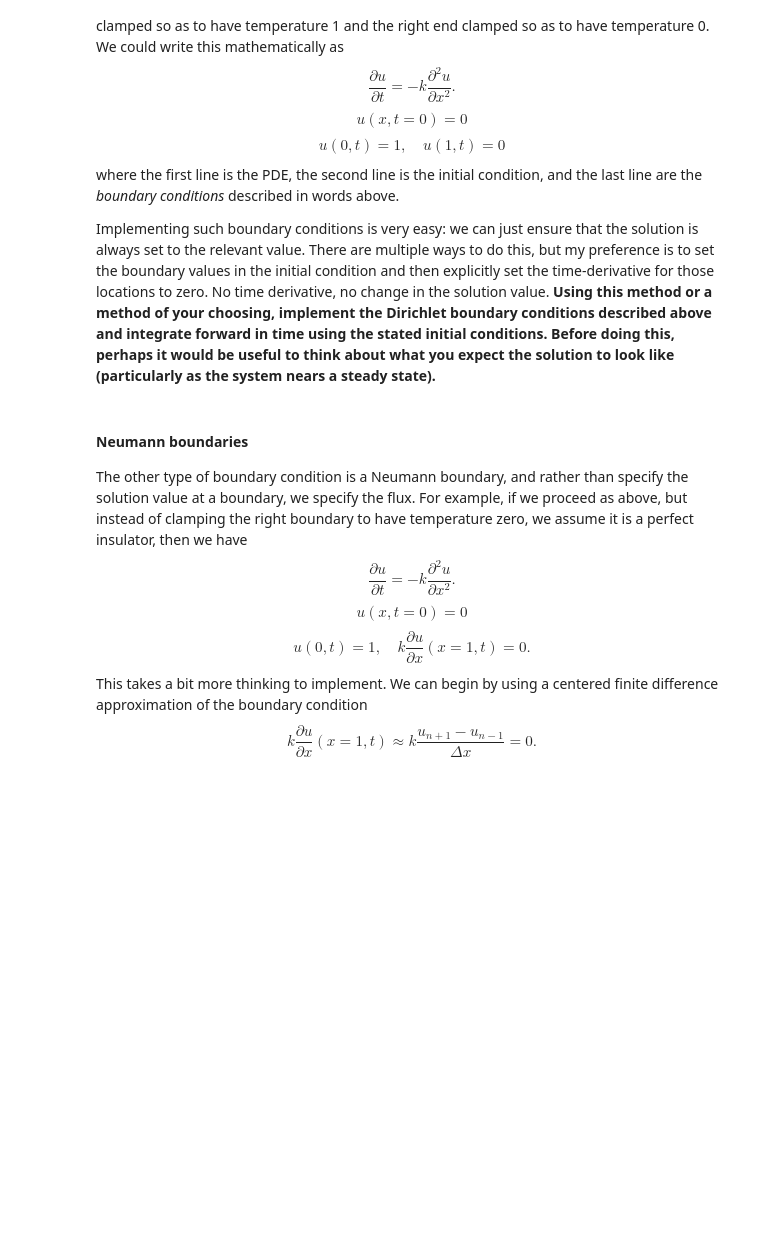
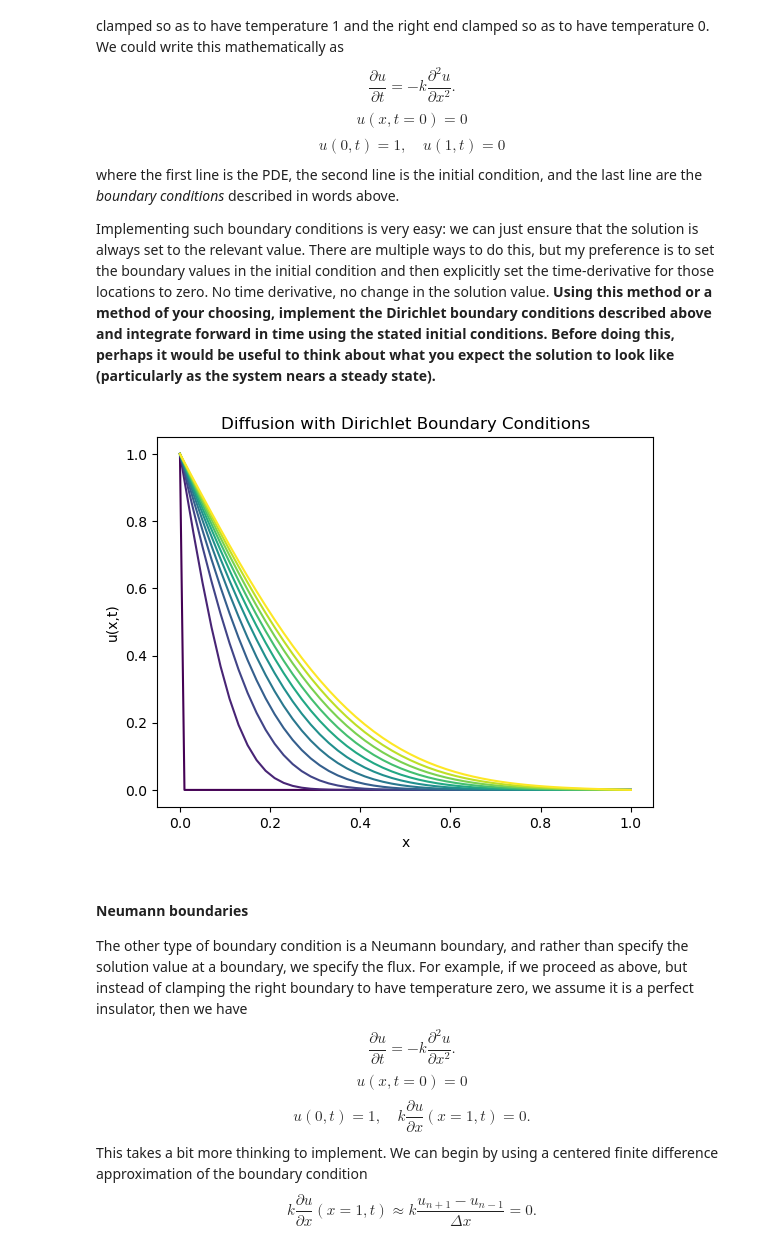
Before and after one commit to cake-dev/Simulation_class, a Jupyter notebook: Project6-PDE/Project6a-Diffusion.ipynb, the cells around one changed output. Drawn from its saved outputs; the diff is of its cells as text; code cells hidden in the pictures; blank space fills up the shorter version.

```diff
--- a/Project6-PDE/Project6a-Diffusion.ipynb
+++ b/Project6-PDE/Project6a-Diffusion.ipynb
@@ -188,6 +200,60 @@ $$
 where the first line is the PDE, the second line is the initial condition, and the last line are the *boundary conditions* described in words above.
 
 Implementing such boundary conditions is very easy: we can just ensure that the solution is always set to the relevant value.  There are multiple ways to do this, but my preference is to set the boundary values in the initial condition and then explicitly set the time-derivative for those locations to zero.  No time derivative, no change in the solution value.  **Using this method or a method of your choosing, implement the Dirichlet boundary conditions described above and integrate forward in time using the stated initial conditions.  Before doing this, perhaps it would be useful to think about what you expect the solution to look like (particularly as the system nears a steady state).**
+# %%
+import numpy as np
+import matplotlib.pyplot as plt
+from scipy.ndimage import convolve1d
+
+class DiffusionDirichlet:
+
+    def __init__(self, dx, k=0.01):
+        self.k = k
+        self.d2_kernel = np.array([1,-2,1])/dx**2
+
+    def rhs(self, t, u):
+        # Apply boundary conditions
+        u[0] = 1  # Left boundary
+        u[-1] = 0  # Right boundary
+
+        d2udx2 = convolve1d(u, self.d2_kernel, mode='constant', cval=0)
+        dudt = self.k * d2udx2
+
+        # Set time derivative to 0 at boundaries to maintain values
+        dudt[0] = 0
+        dudt[-1] = 0
+
+        return dudt
+
+# Problem setup
+L = 1  # Length of the bar
+nx = 101  # Number of grid points
+dx = L / (nx - 1)
+x = np.linspace(0, L, nx)
+
+u0 = np.zeros(nx)  # Initial condition
+u0[0] = 1  # Left boundary
+
+# Time integration
+k = 0.01  # Diffusion coefficient
+dt = 0.005  # Time step
+t_span = [0, 5]
+
+diffusion = DiffusionDirichlet(dx, k)
+method = om.Euler()  # Assuming you have defined om.Euler() previously
+integrator = om.Integrator(diffusion, method)
+t, u = integrator.integrate(t_span, dt, u0)
+
+# Visualization
+cmap = plt.cm.viridis
+for tt, uu in zip(t[::100], u[::100]):
+    plt.plot(x, uu, color=cmap(tt/t[-1]))
+plt.xlabel("x")
+plt.ylabel("u(x,t)")
+plt.title("Diffusion with Dirichlet Boundary Conditions")
+plt.show()
+# %% [output]
+[figure, added]
 # %% [markdown]
 #### Neumann boundaries
 The other type of boundary condition is a Neumann boundary, and rather than specify the solution value at a boundary, we specify the flux.  For example, if we proceed as above, but instead of clamping the right boundary to have temperature zero, we assume it is a perfect insulator, then we have
```
Also changed, not shown: parts of 5 cells of this notebook, 1 other file.
